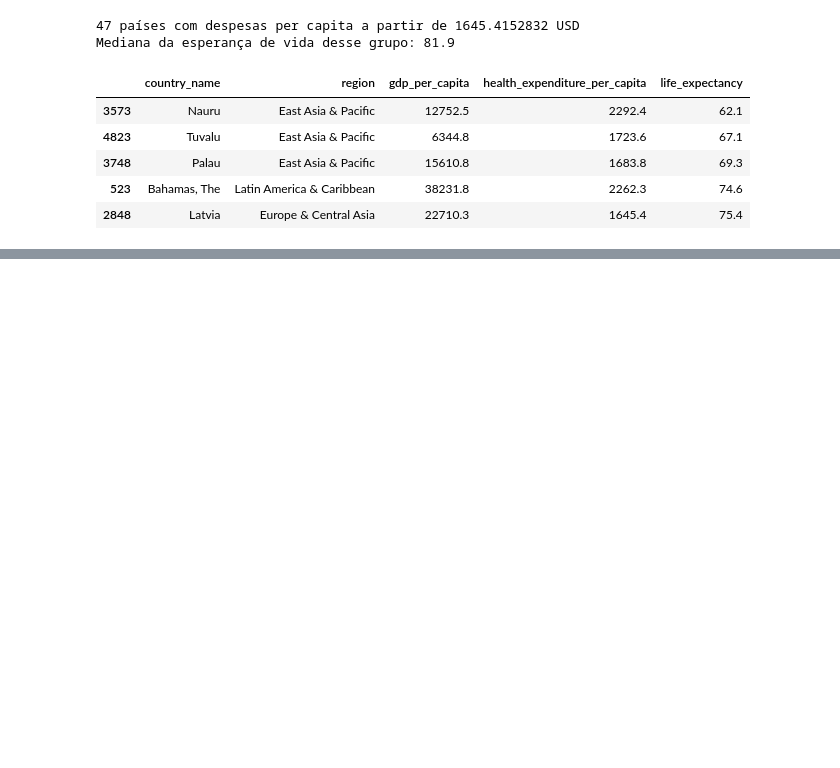
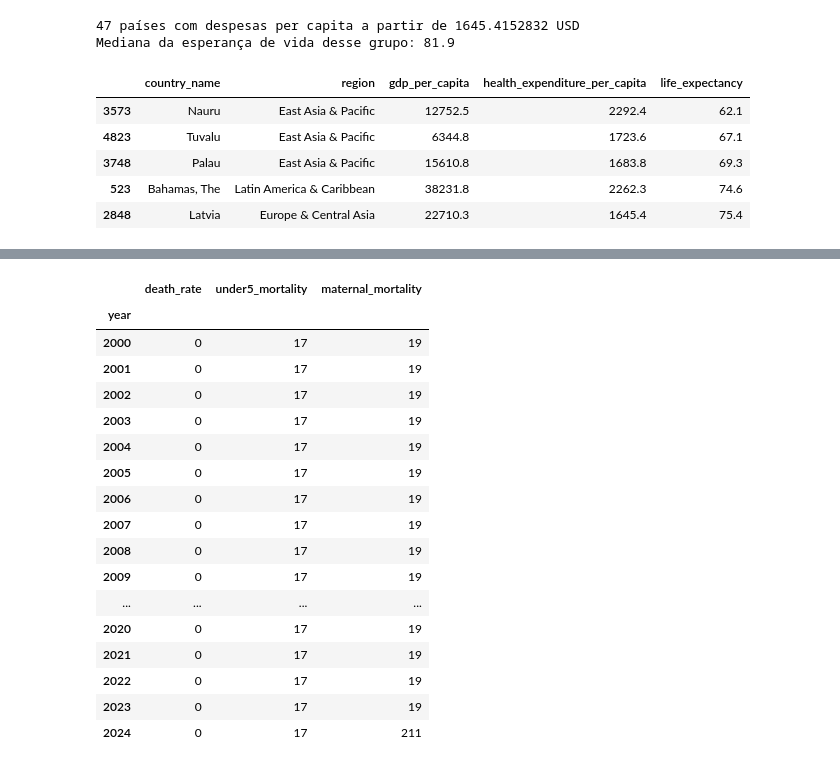
Before and after one commit to matilde-quiterio/Data-visualization, a Jupyter notebook: notebook.ipynb, the cells around one changed output, grey strips where cells are left out. Saved outputs shown, nothing was run; the diff lists cells and outputs as text; code cells hidden in the pictures; blank space fills up the shorter version.

```diff
--- a/notebook.ipynb
+++ b/notebook.ipynb
@@ -571,0 +600,29 @@ plt.show()
+# %%
+nulos_anuais = (
+    dados
+    .groupby('year')[
+        ['death_rate', 'under5_mortality', 'maternal_mortality']
+    ]
+    .apply(lambda x: x.isnull().sum())
+)
+
+display(nulos_anuais)
+# %% [output]
+|  | death_rate | under5_mortality | maternal_mortality |
+| year |  |  |  |
+| 2000 | 0 | 17 | 19 |
+| 2001 | 0 | 17 | 19 |
+| 2002 | 0 | 17 | 19 |
+| 2003 | 0 | 17 | 19 |
+| 2004 | 0 | 17 | 19 |
+| 2005 | 0 | 17 | 19 |
+| 2006 | 0 | 17 | 19 |
+| 2007 | 0 | 17 | 19 |
+| 2008 | 0 | 17 | 19 |
+| 2009 | 0 | 17 | 19 |
+| ... | ... | ... | ... |
+| 2020 | 0 | 17 | 19 |
+| 2021 | 0 | 17 | 19 |
+| 2022 | 0 | 17 | 19 |
+| 2023 | 0 | 17 | 19 |
+| 2024 | 0 | 17 | 211 |
```
Also changed, not shown: parts of 28 cells of this notebook.
